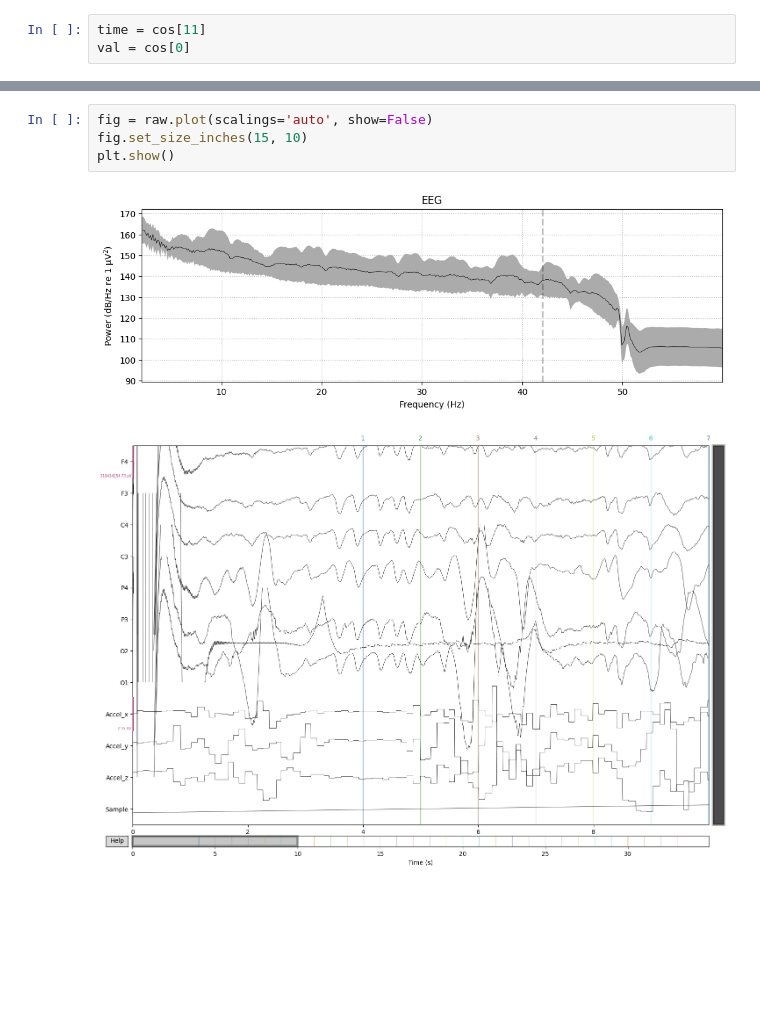
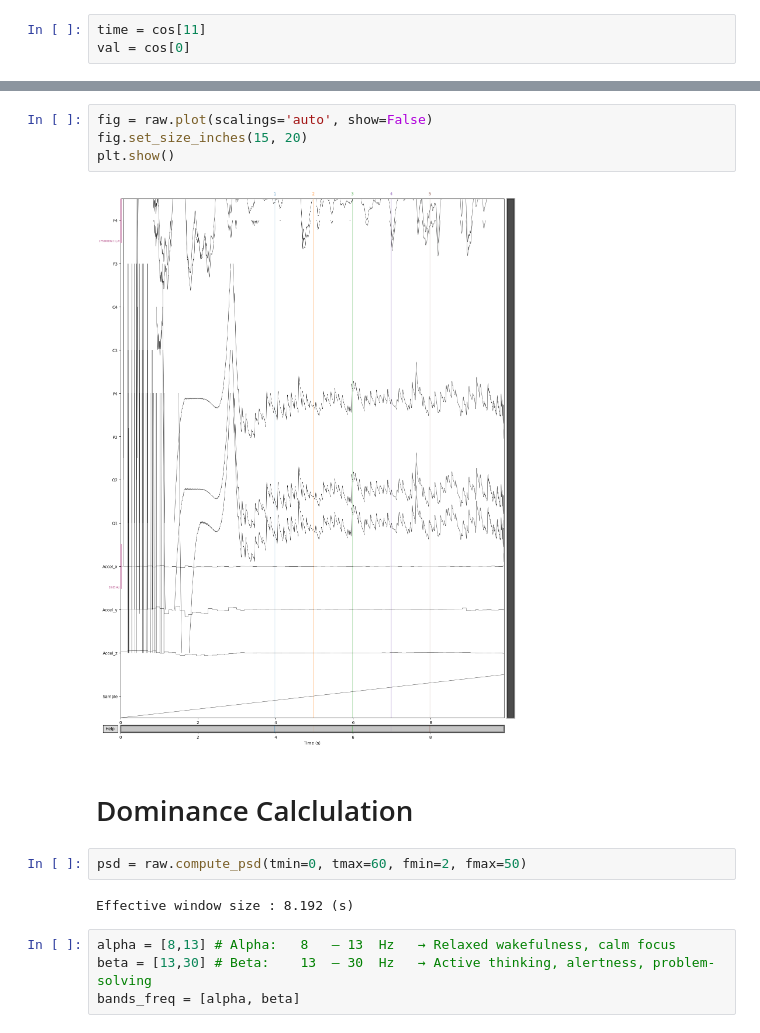
Before and after one commit to Gradient-PG/BrainGradient, a Jupyter notebook: hotb_starter_code/proba_preprocessing.ipynb, the cells around one changed output, grey strips where cells are left out. Saved outputs shown, nothing was run; the diff lists cells and outputs as text; blank space fills up the shorter version.

```diff
--- a/hotb_starter_code/proba_preprocessing.ipynb
+++ b/hotb_starter_code/proba_preprocessing.ipynb
@@ -108,7 +114,16 @@ Plotting power spectral density (dB=True).
-# %%
-fig = raw.plot(scalings='auto', show=False)
-fig.set_size_inches(15, 10)
-plt.show()
-# %% [output]
-[figure, removed]
-[figure, removed]
+# %%
+fig = raw.plot(scalings='auto', show=False)
+fig.set_size_inches(15, 20)
+plt.show()
+# %% [output]
+[figure, added]
+# %% [markdown]
+# Dominance Calclulation
+# %%
+psd = raw.compute_psd(tmin=0, tmax=60, fmin=2, fmax=50)
+# %% [output]
+Effective window size : 8.192 (s)
+# %%
+alpha = [8,13] # Alpha:   8   – 13  Hz   → Relaxed wakefulness, calm focus
+beta = [13,30] # Beta:    13  – 30  Hz   → Active thinking, alertness, problem-solving
+bands_freq = [alpha, beta]
```
Also changed, not shown: parts of 14 cells of this notebook, 6 other files.
